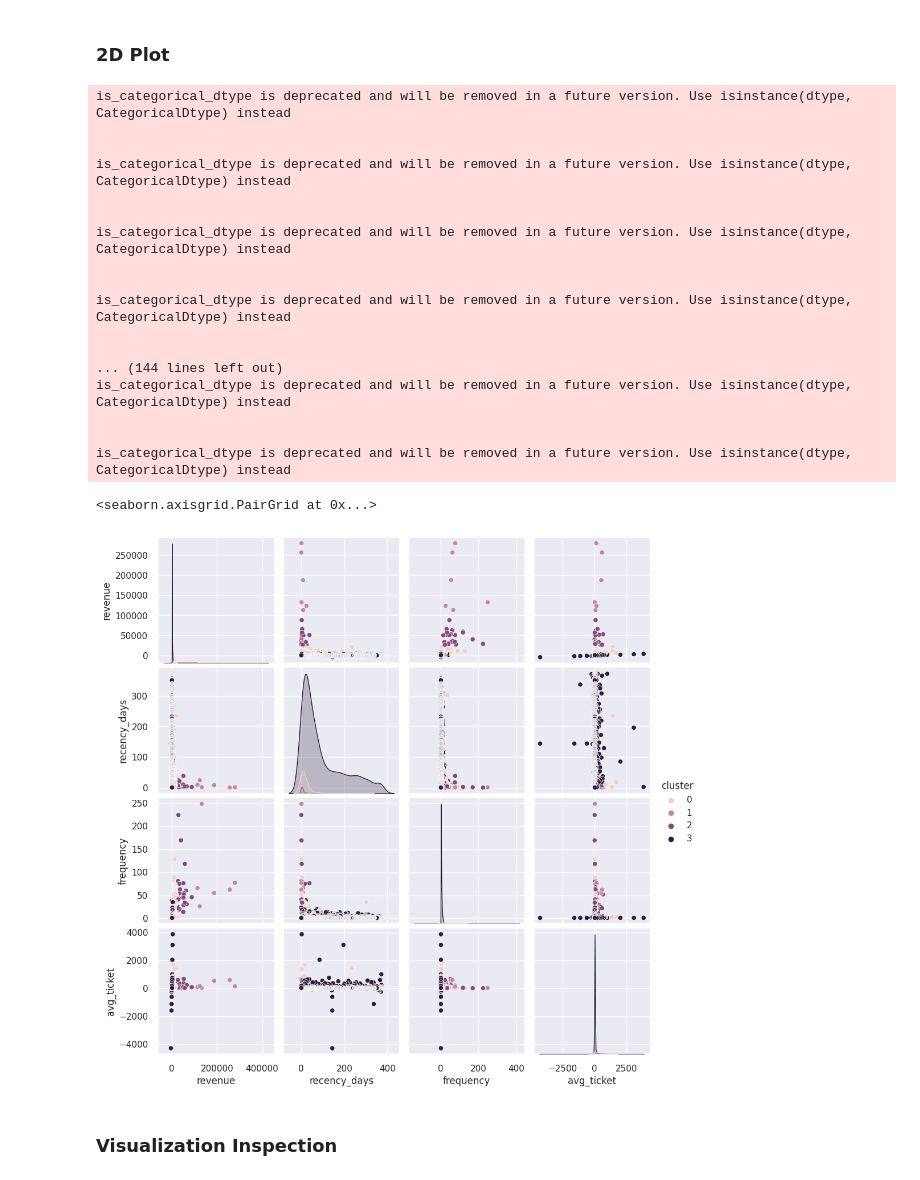
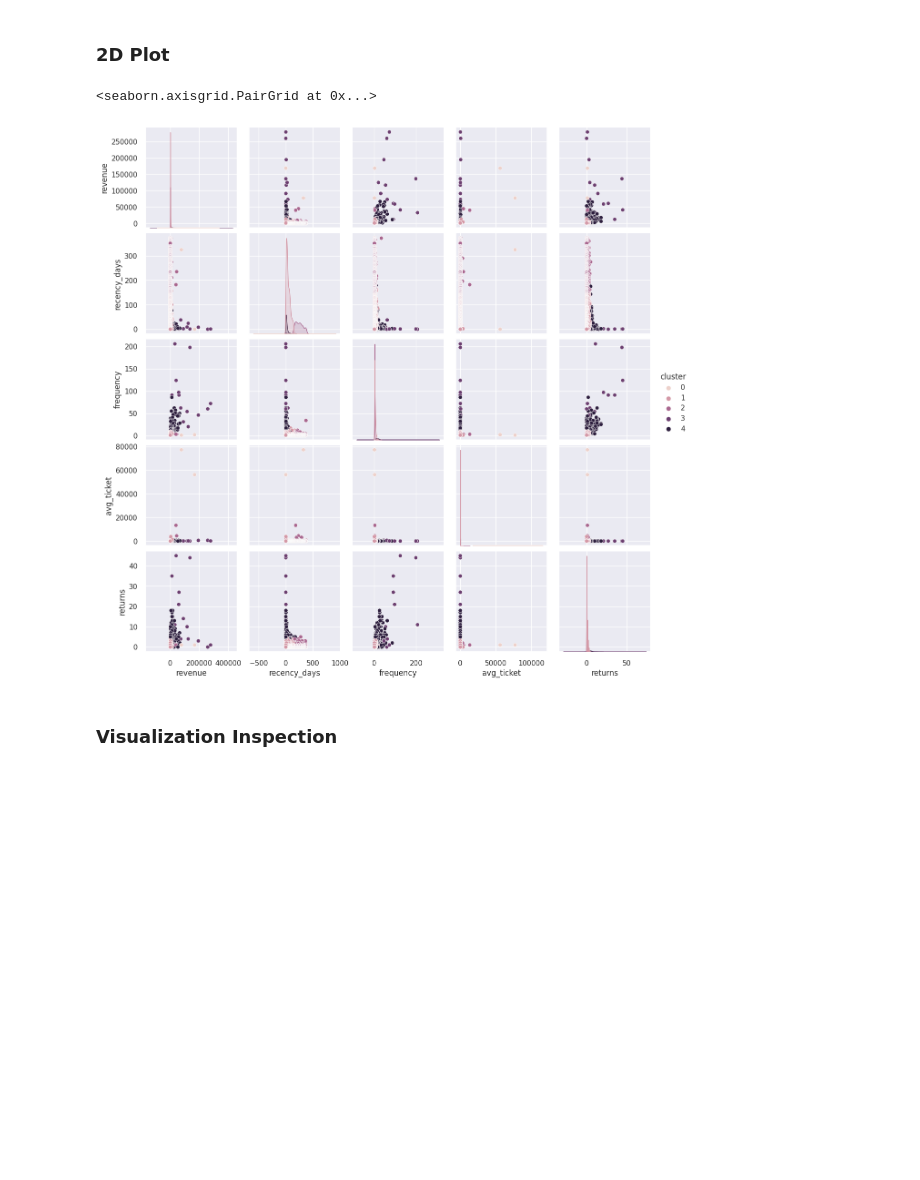
Before and after one commit to natan-matos/ds-clustering, a Jupyter notebook: notebooks/06-nm-data-analysis.ipynb, the cells around one changed output. Drawn from its saved outputs; the diff is of its cells as text; code cells hidden in the pictures; blank space fills up the shorter version.

```diff
--- a/notebooks/06-nm-data-analysis.ipynb
+++ b/notebooks/06-nm-data-analysis.ipynb
@@ -277,2 +280,14 @@ cat_att.head()
 # %%
 df2 = df1.copy()
+# %%
+# unit price > 0.010
+df2 = df2.loc[df2['unit_price'] > 0.010, :]
+
+# stock code
+df2 = df2[~df2['stock_code'].isin(['POST', 'D', 'M', 'DOT', 'CRUK', 'C2'])]
+
+# description
+
+## quantity - negative numbers means product returns
+df2_returns = df2.loc[df2['quantity'] < 0, :]
+df2 = df2.loc[df2['quantity'] > 0, :]
@@ -303,3 +320,9 @@ df_ref = pd.merge(df_ref, frequency, on='customer_id', how='left')
 # Avg Ticket
 avg_ticket = df2[['customer_id', 'revenue']].groupby('customer_id').mean().reset_index().rename(columns={'revenue': 'avg_ticket'})
 df_ref = pd.merge(df_ref, avg_ticket, on='customer_id', how='left')
+
+# number of returns
+df_returns = df2_returns[['customer_id', 'invoice_no']].drop_duplicates().groupby('customer_id').count().reset_index().rename(columns={'invoice_no':'returns'})
+df_ref = pd.merge(df_ref, df_returns, how='left', on='customer_id')
+df_ref = df_ref.fillna(0)
+df_ref['returns'] = df_ref['returns'].astype(int)
@@ -389,7 +442,7 @@ plt.show()
 # 8.0 Machine Learnign Modeling
 # %%
 # model definition
-k = 4
+k = 5
 kmeans = KMeans(init='random', n_clusters=k, n_init=10, max_iter=300, random_state=42)
 
 # model trainig
@@ -420,33 +473,16 @@ SS Value: 0.9493720768936347
 # %% [markdown]
 # 9.0 Cluster Analysis
 # %%
-df3 = df_ref.copy()
-df3['cluster'] = labels
+df5 = df_ref.copy()
+df5['cluster'] = labels
 # %% [markdown]
 ### 2D Plot
 # %%
-df_viz = df3.drop(columns='customer_id', axis=1)
+df_viz = df5.drop(columns='customer_id', axis=1)
 sns.pairplot(df_viz, hue='cluster')
 # %% [output]
-is_categorical_dtype is deprecated and will be removed in a future version. Use isinstance(dtype, CategoricalDtype) instead
-
-
-is_categorical_dtype is deprecated and will be removed in a future version. Use isinstance(dtype, CategoricalDtype) instead
-
-
-is_categorical_dtype is deprecated and will be removed in a future version. Use isinstance(dtype, CategoricalDtype) instead
-
-
-is_categorical_dtype is deprecated and will be removed in a future version. Use isinstance(dtype, CategoricalDtype) instead
-
-
-... (144 lines left out)
-is_categorical_dtype is deprecated and will be removed in a future version. Use isinstance(dtype, CategoricalDtype) instead
-
-
-is_categorical_dtype is deprecated and will be removed in a future version. Use isinstance(dtype, CategoricalDtype) instead
+<seaborn.axisgrid.PairGrid at 0x...>
-<seaborn.axisgrid.PairGrid at 0x...>
-[figure, old version]
+[figure, new version]
 # %% [markdown]
 ### Visualization Inspection
 # %%
```
Also changed, not shown: parts of 20 cells of this notebook.
